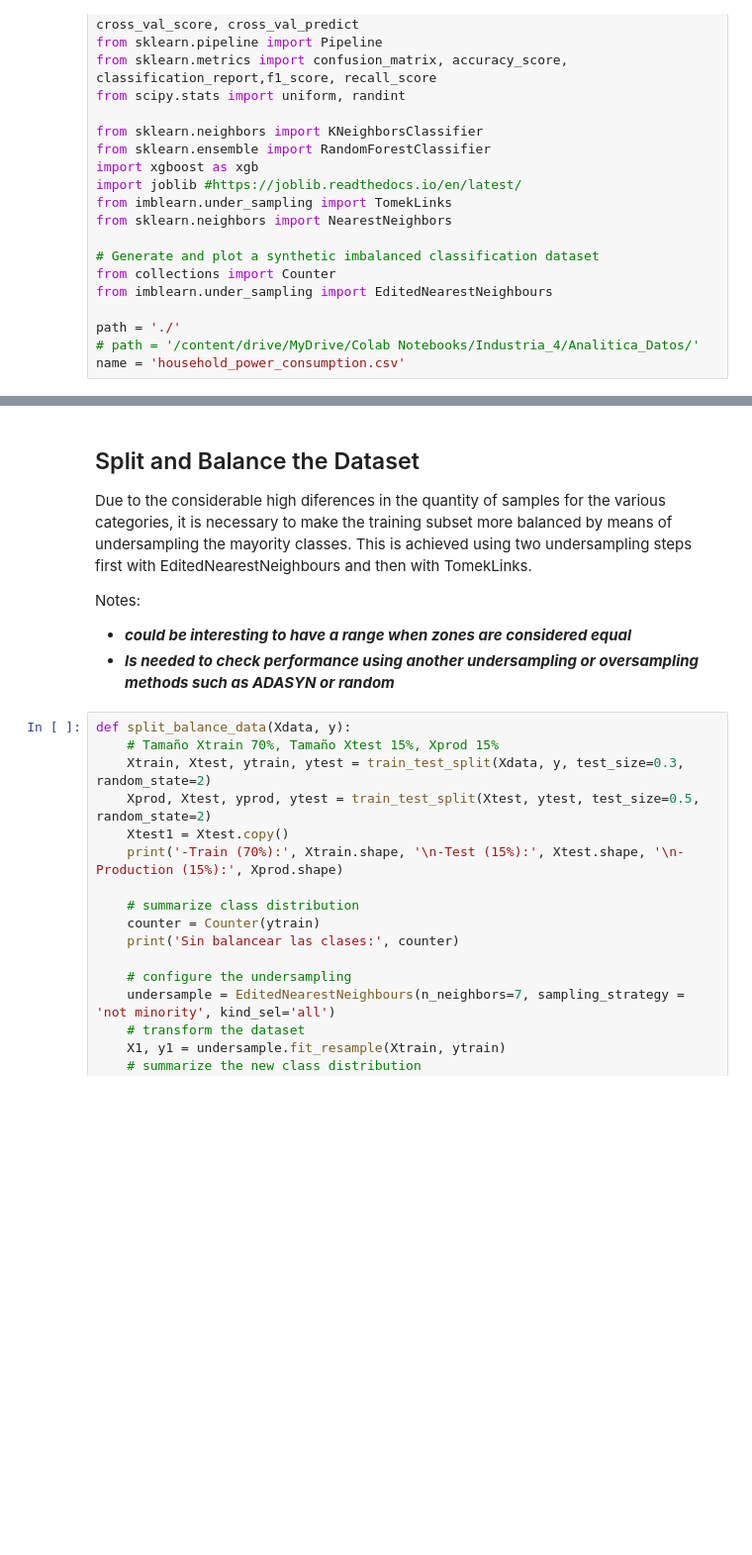
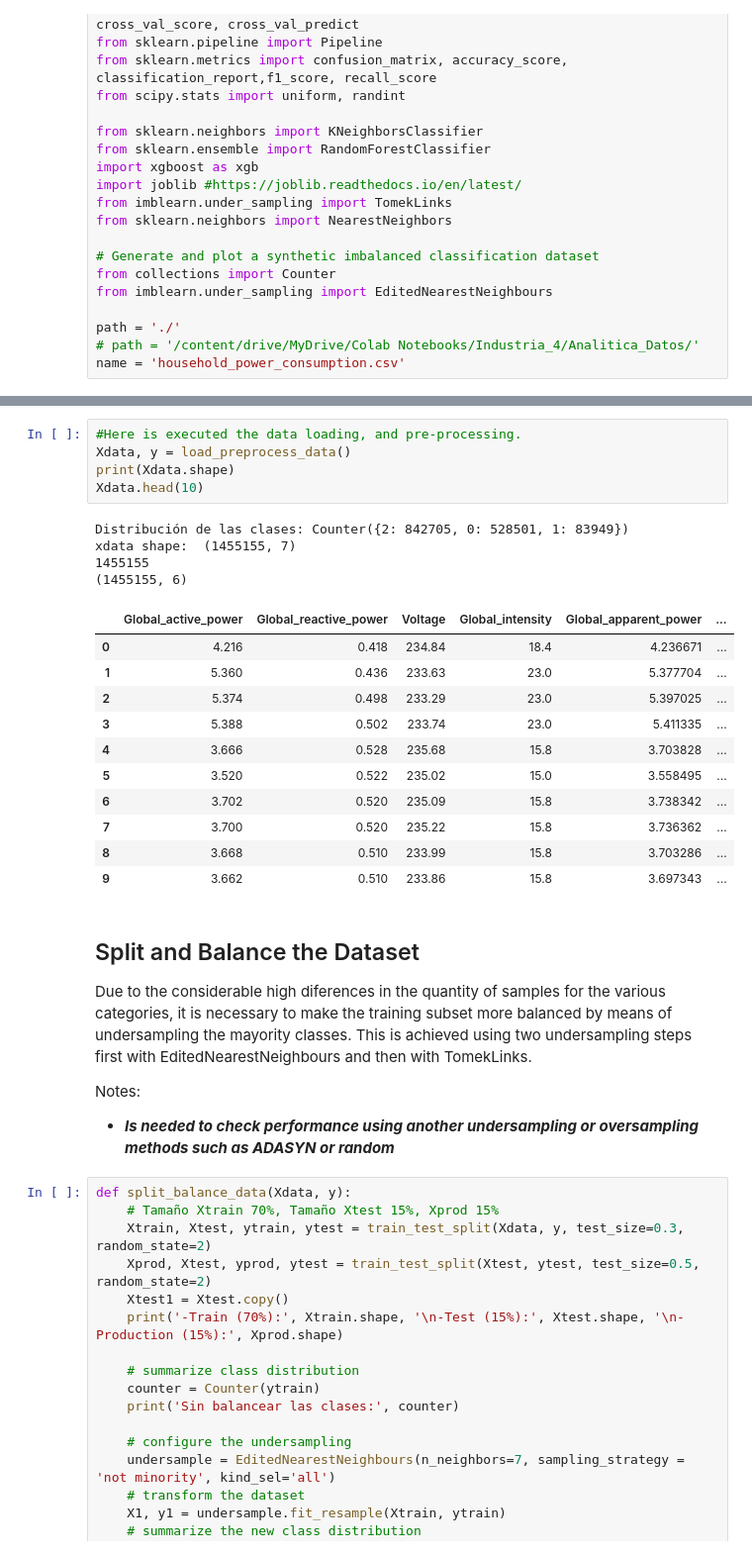
Before and after one commit to Liban87/Articulo_NILM, a Jupyter notebook: train_XGB.ipynb, the cells around one changed output, grey strips where cells are left out. Shown at 99% size. Cells and saved outputs as stored; diff of their text form; blank space fills up the shorter version.

```diff
--- a/train_XGB.ipynb
+++ b/train_XGB.ipynb
@@ -104,11 +125,31 @@ def load_preprocess_data():
 
     return Xdata, y
+# %%
+#Here is executed the data loading, and pre-processing.
+Xdata, y = load_preprocess_data()
+print(Xdata.shape)
+Xdata.head(10)
+# %% [output]
+Distribución de las clases: Counter({2: 842705, 0: 528501, 1: 83949})
+xdata shape:  (1455155, 7)
+1455155
+(1455155, 6)
+|  | Global_active_power | Global_reactive_power | Voltage | Global_intensity | Global_apparent_power | ... |
+| 0 | 4.216 | 0.418 | 234.84 | 18.4 | 4.236671 | ... |
+| 1 | 5.360 | 0.436 | 233.63 | 23.0 | 5.377704 | ... |
+| 2 | 5.374 | 0.498 | 233.29 | 23.0 | 5.397025 | ... |
+| 3 | 5.388 | 0.502 | 233.74 | 23.0 | 5.411335 | ... |
+| 4 | 3.666 | 0.528 | 235.68 | 15.8 | 3.703828 | ... |
+| 5 | 3.520 | 0.522 | 235.02 | 15.0 | 3.558495 | ... |
+| 6 | 3.702 | 0.520 | 235.09 | 15.8 | 3.738342 | ... |
+| 7 | 3.700 | 0.520 | 235.22 | 15.8 | 3.736362 | ... |
+| 8 | 3.668 | 0.510 | 233.99 | 15.8 | 3.703286 | ... |
+| 9 | 3.662 | 0.510 | 233.86 | 15.8 | 3.697343 | ... |
 # %% [markdown]
 ## Split and Balance the Dataset
 Due to the considerable high diferences in the quantity of samples for the various categories, it is necessary to make the training subset more balanced by means of undersampling the mayority classes. This is achieved using two undersampling steps first with EditedNearestNeighbours and then with TomekLinks.
 
 Notes:
-* ___could be interesting to have a range when zones are considered equal___
 * ___Is needed to check performance using another undersampling or oversampling methods such as ADASYN or random___
 # %%
 def split_balance_data(Xdata, y):
```
Also changed, not shown: parts of 7 cells of this notebook, 3 other files.
